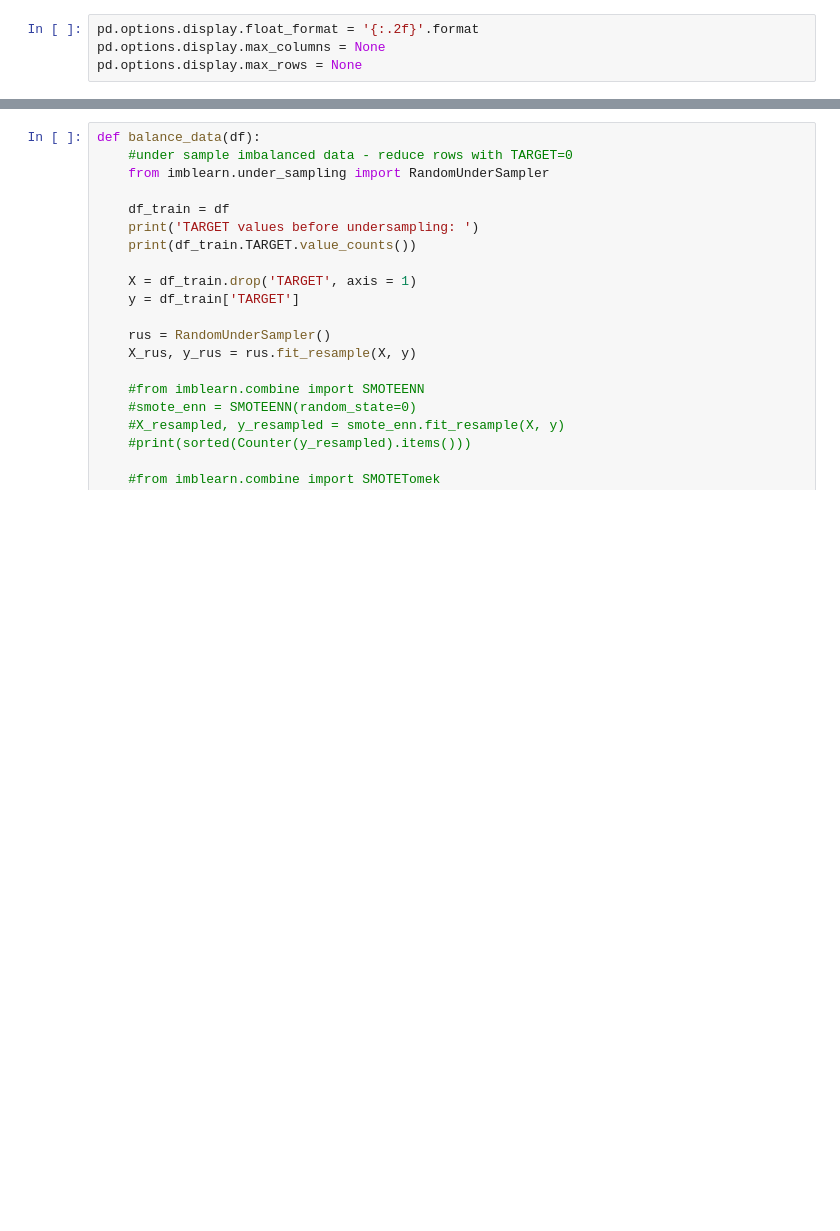
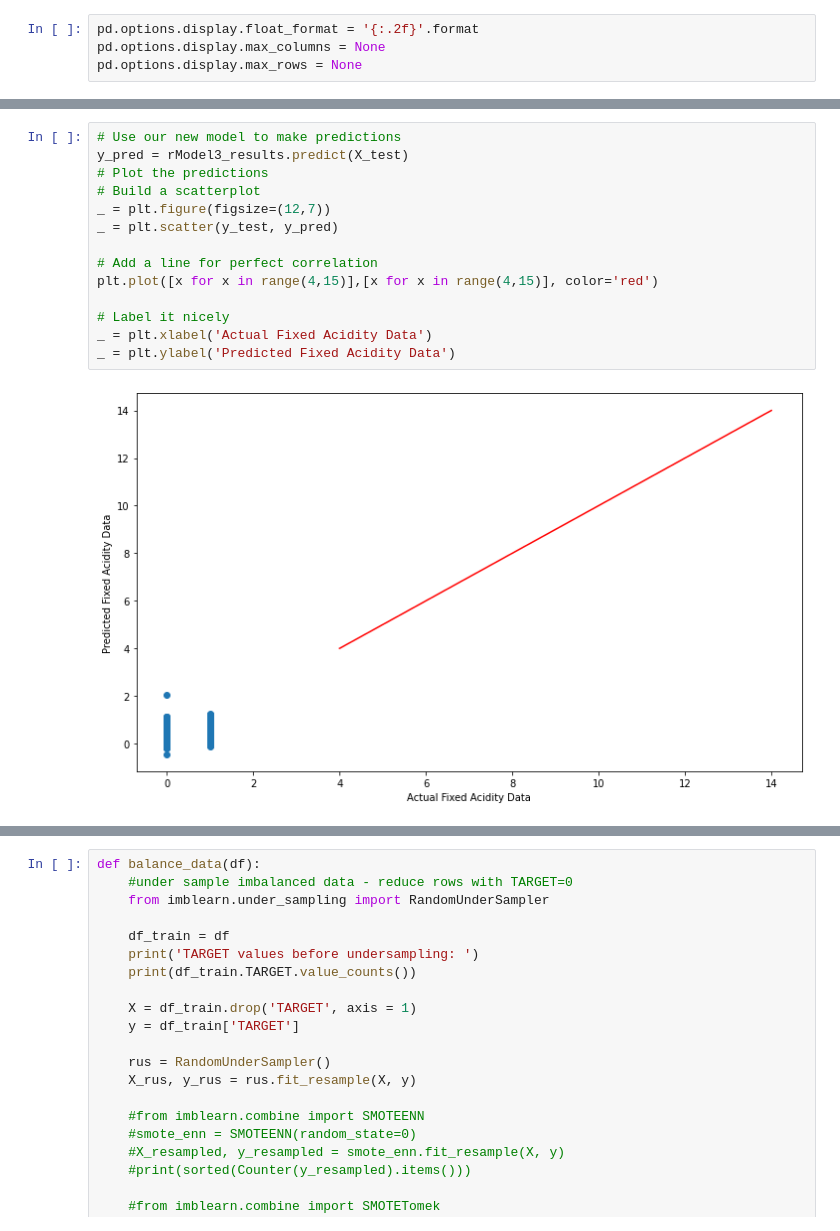
Before and after one commit to emenain/Capstone1, a Jupyter notebook: Preprocessing_Modeling.ipynb, the cells around one changed output, grey strips where cells are left out. Drawn from its saved outputs; the diff is of its cells as text; blank space fills up the shorter version.

```diff
--- a/Preprocessing_Modeling.ipynb
+++ b/Preprocessing_Modeling.ipynb
@@ -69,0 +133,16 @@ BALANCED: (49650, 160) (49650,)
+# %%
+# Use our new model to make predictions
+y_pred = rModel3_results.predict(X_test)
+# Plot the predictions
+# Build a scatterplot
+_ = plt.figure(figsize=(12,7))
+_ = plt.scatter(y_test, y_pred)
+
+# Add a line for perfect correlation
+plt.plot([x for x in range(4,15)],[x for x in range(4,15)], color='red')
+
+# Label it nicely
+_ = plt.xlabel('Actual Fixed Acidity Data')
+_ = plt.ylabel('Predicted Fixed Acidity Data')
+# %% [output]
+[figure, added]
```
Also changed, not shown: parts of 37 cells of this notebook, 3 other files.
